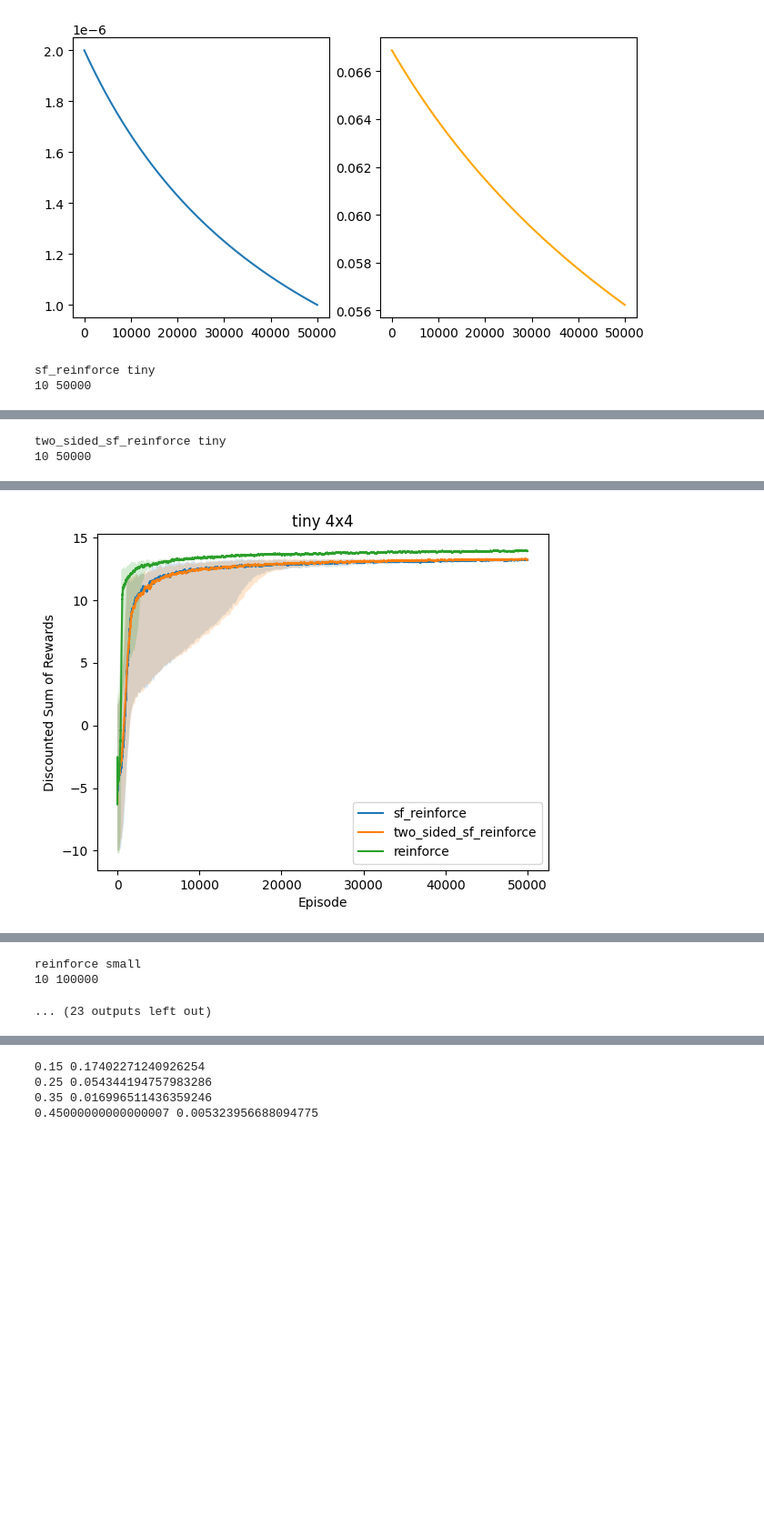
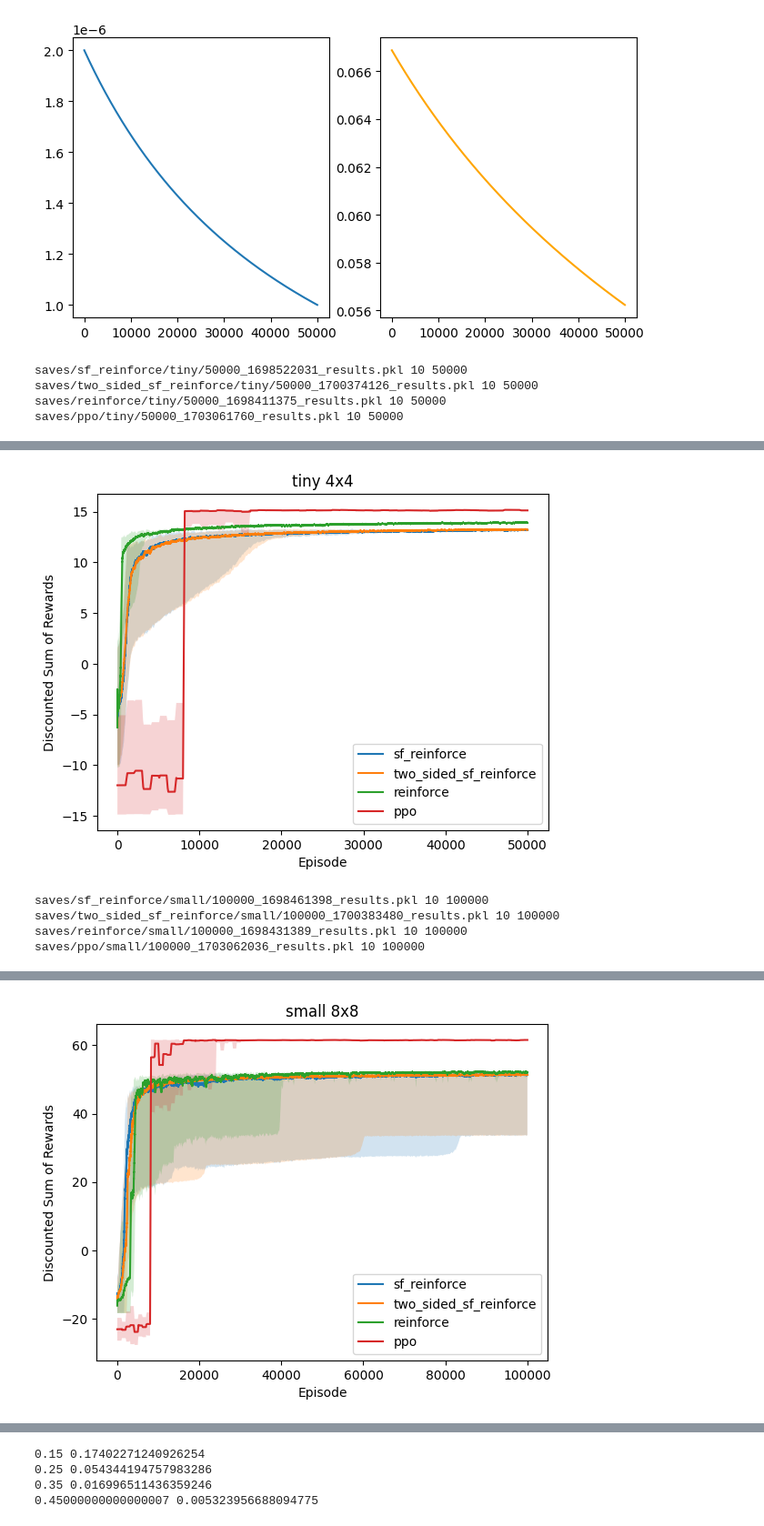
Before and after one commit to deepakhr1999/smooth-functional-reinforce, a Jupyter notebook: graphs.ipynb, the cells around one changed output, grey strips where cells are left out. Shown at 91% size. Drawn from its saved outputs; the diff is of its cells as text; code cells hidden in the pictures; blank space fills up the shorter version.

```diff
--- a/graphs.ipynb
+++ b/graphs.ipynb
@@ -11,7 +11,7 @@ def show_weights(filename):
     vals = {}
     actions = 'up right down left'.split()
     with open(filename, 'rb') as file:
-        state_dict = torch.load(file)
+        state_dict = torch.load(file, map_location=torch.device("cpu"))
     for key, value in state_dict.items():
         # vals[key+".max"] = value.max().item()
         # vals[key+".min"] = value.min().item()
@@ -22,7 +22,18 @@ def show_weights(filename):
 def get_results(filename, rolling_len=200):
     with open(filename, "rb") as file:
         results = pickle.load(file)
-    print(len(results), len(results[0]))
+    if len(results[0]) < 500:
+        new_results = []
+        for row in results:
+            new_results.append([])
+            for item in row:
+                new_results[-1].extend([item]*1000)
+
+        # truncate to nearest multiple of 10k
+        n = len(new_results[0])
+        n = (n // 10000) * 10000
+        results = [row[:n] for row in new_results]
+    print(filename, len(results), len(results[0]))
     dirname = os.path.dirname(filename)
     rolled_up = []
     frame = []
@@ -35,7 +46,7 @@ def get_results(filename, rolling_len=200):
         vals["perf"] = r[-1]
         frame.append(vals)
     frame = pd.DataFrame.from_records(frame)
-    display(frame.sort_values("perf", ascending=False))
+    # display(frame.sort_values("perf", ascending=False))
     rolled_up = np.array(rolled_up)
 
     avg_rewards = np.median(rolled_up, 0)
@@ -107,11 +118,10 @@ ax[1].plot(episode, delta, color="orange")
 # %%
 gridsizes = ["4x4", "8x8", "10x10", "20x20", "50x50"]
 for grid, gridsize in zip("tiny small medium medium20 large".split(), gridsizes):
-    for algo in "sf_reinforce two_sided_sf_reinforce reinforce".split():
+    for algo in "sf_reinforce two_sided_sf_reinforce reinforce ppo".split():
         dirname = os.path.join("saves", algo, grid)
         filename = list(filter(lambda x: x.endswith(".pkl"), os.listdir(dirname)))[0]
         path = os.path.join(dirname, filename)
-        print(algo, grid)
         avg_rewards, bot, top = get_results(path)
         plt.plot(avg_rewards, label=algo)
         plt.fill_between(range(len(avg_rewards)), bot, top, alpha=0.2)
@@ -121,5 +131,7 @@ for grid, gridsize in zip("tiny small medium medium20 large".split(), gridsizes)
     plt.legend()
     plt.show()
 # %% [output]
-sf_reinforce tiny
-10 50000
+saves/sf_reinforce/tiny/50000_1698522031_results.pkl 10 50000
+saves/two_sided_sf_reinforce/tiny/50000_1700374126_results.pkl 10 50000
+saves/reinforce/tiny/50000_1698411375_results.pkl 10 50000
+saves/ppo/tiny/50000_1703061760_results.pkl 10 50000
@@ -137,2 +138,5 @@ sf_reinforce tiny
+[figure, new version]
-two_sided_sf_reinforce tiny
-10 50000
+saves/sf_reinforce/small/100000_1698461398_results.pkl 10 100000
+saves/two_sided_sf_reinforce/small/100000_1700383480_results.pkl 10 100000
+saves/reinforce/small/100000_1698431389_results.pkl 10 100000
+saves/ppo/small/100000_1703062036_results.pkl 10 100000
@@ -149,0 +143 @@ two_sided_sf_reinforce tiny
+[figure, added]
@@ -163 +147,0 @@ reinforce tiny
-[figure, old version]
@@ -190,3 +157,0 @@ two_sided_sf_reinforce small
-reinforce small
-10 100000
-... (23 outputs left out)
```
Also changed, not shown: parts of 6 cells of this notebook, 5 other files.
